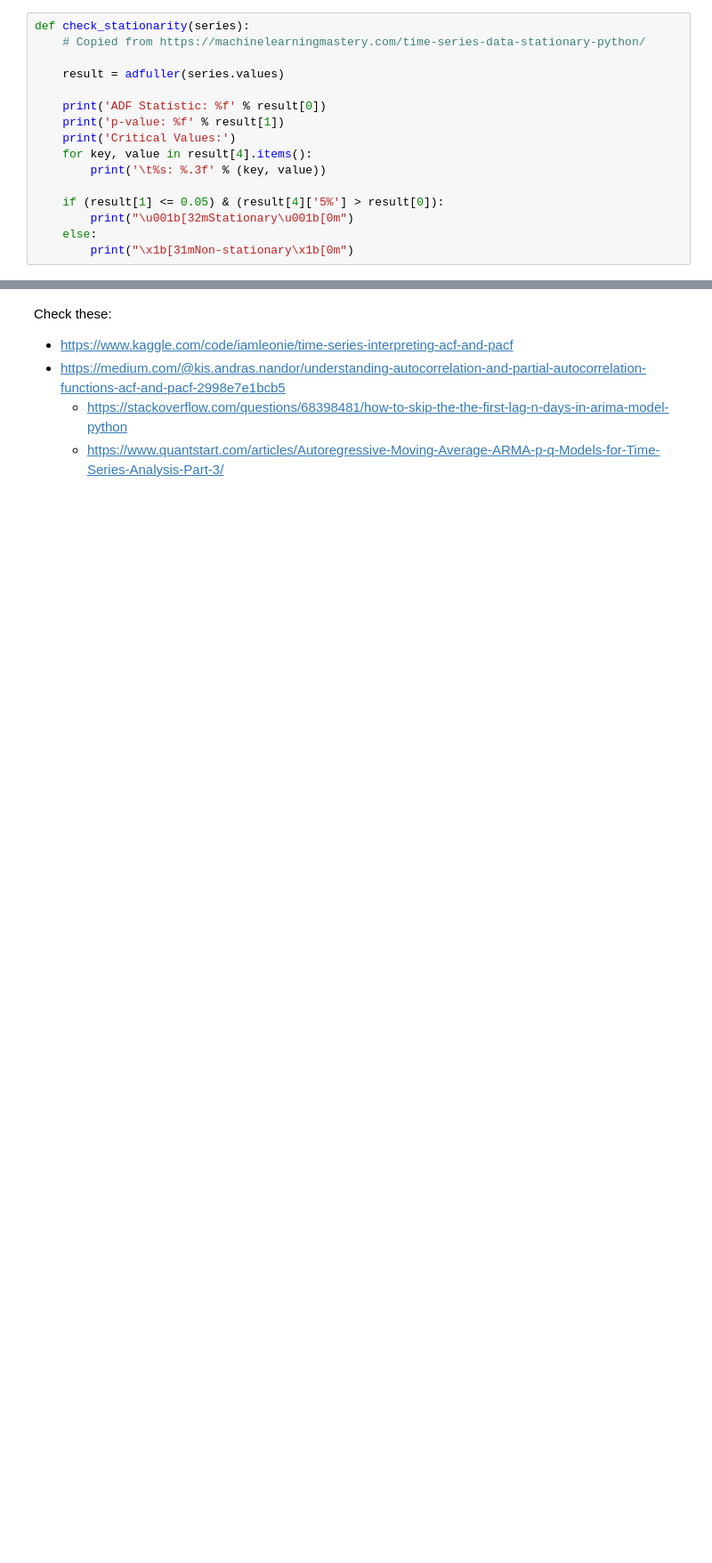
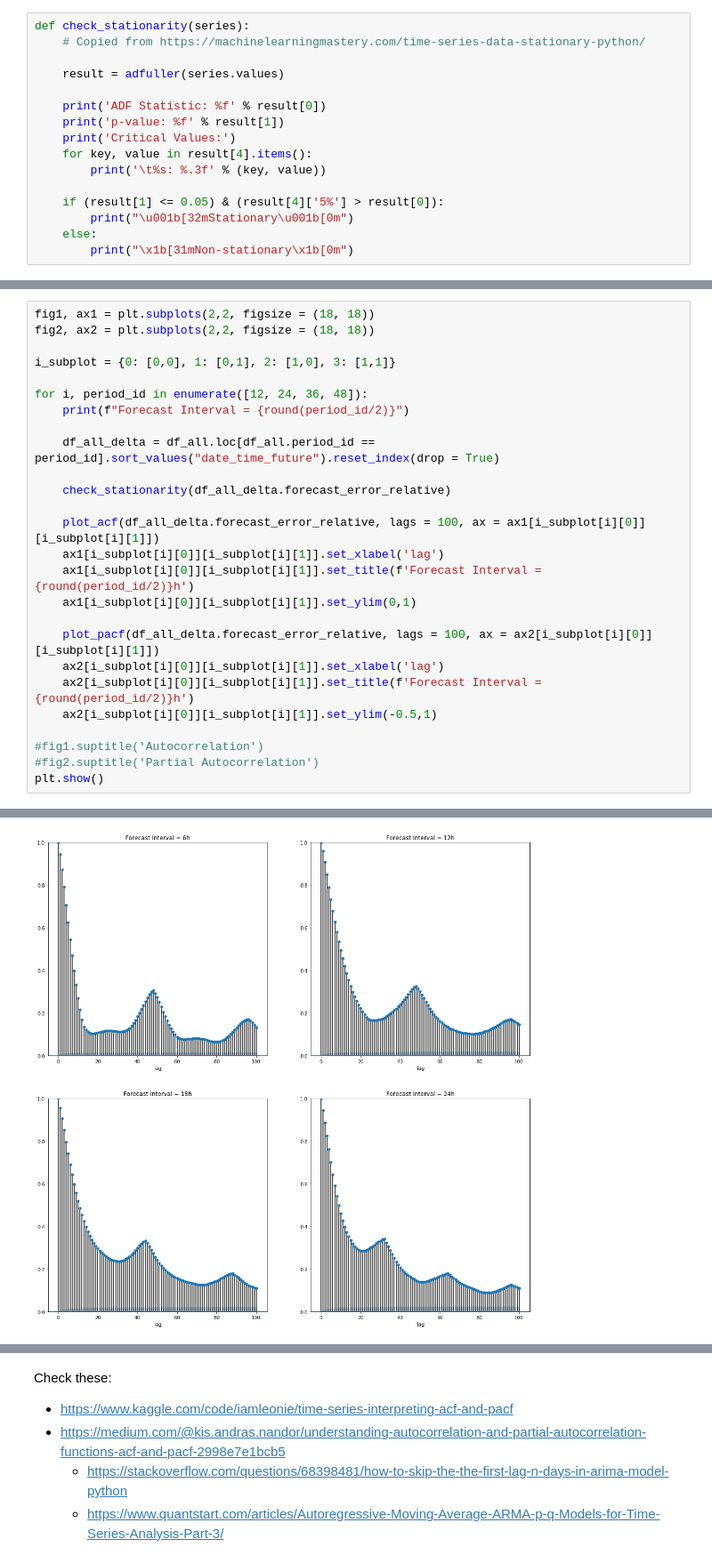
Before and after one commit to unswnick/project, a Jupyter notebook: src/W4 Timeseries.ipynb, the cells around one changed output, grey strips where cells are left out. Shown at 89% size. Saved outputs shown, nothing was run; the diff lists cells and outputs as text; blank space fills up the shorter version.

```diff
--- a/src/W4 Timeseries.ipynb
+++ b/src/W4 Timeseries.ipynb
@@ -164,0 +139,27 @@ Stationary
+# %%
+fig1, ax1 = plt.subplots(2,2, figsize = (18, 18))
+fig2, ax2 = plt.subplots(2,2, figsize = (18, 18))
+
+i_subplot = {0: [0,0], 1: [0,1], 2: [1,0], 3: [1,1]}
+
+for i, period_id in enumerate([12, 24, 36, 48]):
+    print(f"Forecast Interval = {round(period_id/2)}")
+
+    df_all_delta = df_all.loc[df_all.period_id == period_id].sort_values("date_time_future").reset_index(drop = True)
+
+    check_stationarity(df_all_delta.forecast_error_relative)
+
+    plot_acf(df_all_delta.forecast_error_relative, lags = 100, ax = ax1[i_subplot[i][0]][i_subplot[i][1]])
+    ax1[i_subplot[i][0]][i_subplot[i][1]].set_xlabel('lag')
+    ax1[i_subplot[i][0]][i_subplot[i][1]].set_title(f'Forecast Interval = {round(period_id/2)}h')
+    ax1[i_subplot[i][0]][i_subplot[i][1]].set_ylim(0,1)
+
+    plot_pacf(df_all_delta.forecast_error_relative, lags = 100, ax = ax2[i_subplot[i][0]][i_subplot[i][1]])
+    ax2[i_subplot[i][0]][i_subplot[i][1]].set_xlabel('lag')
+    ax2[i_subplot[i][0]][i_subplot[i][1]].set_title(f'Forecast Interval = {round(period_id/2)}h')
+    ax2[i_subplot[i][0]][i_subplot[i][1]].set_ylim(-0.5,1)
+
+#fig1.suptitle('Autocorrelation')
+#fig2.suptitle('Partial Autocorrelation')
+plt.show()
+# %% [output]
@@ -164,0 +198 @@ Stationary
+[figure, added]
```
Also changed, not shown: parts of 8 cells of this notebook, 8 other files.
